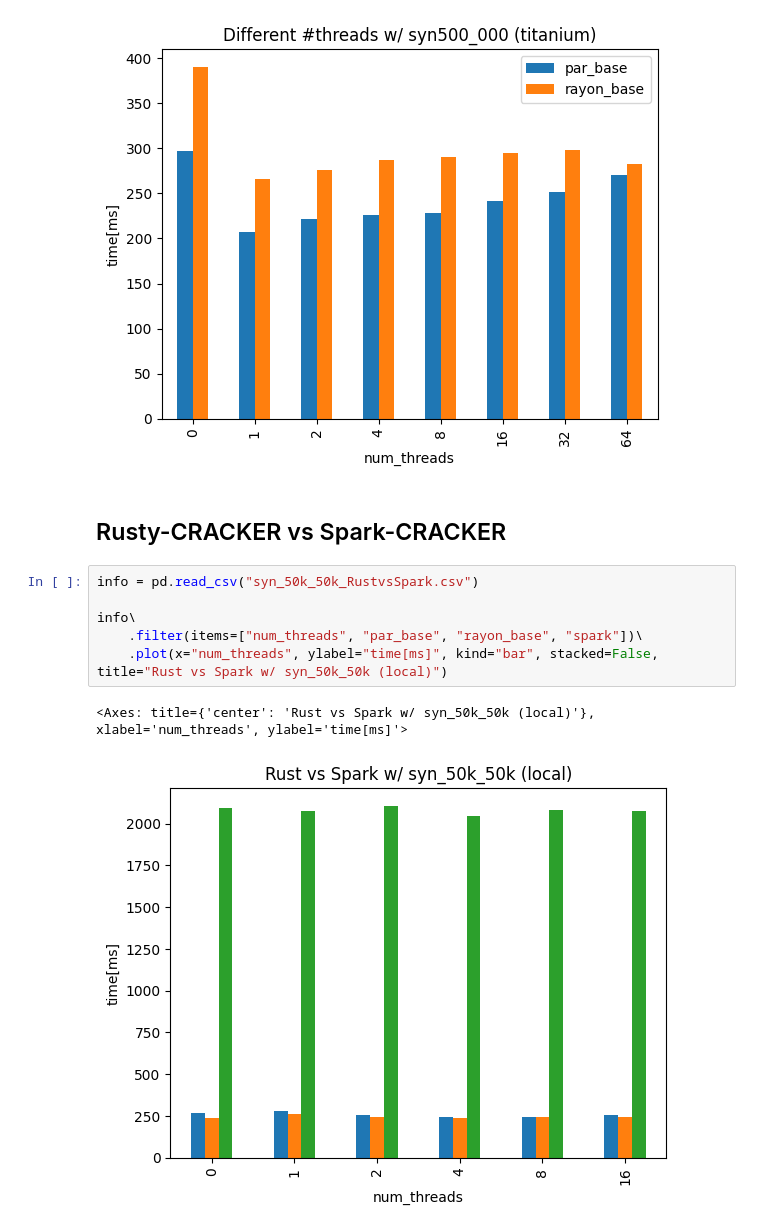
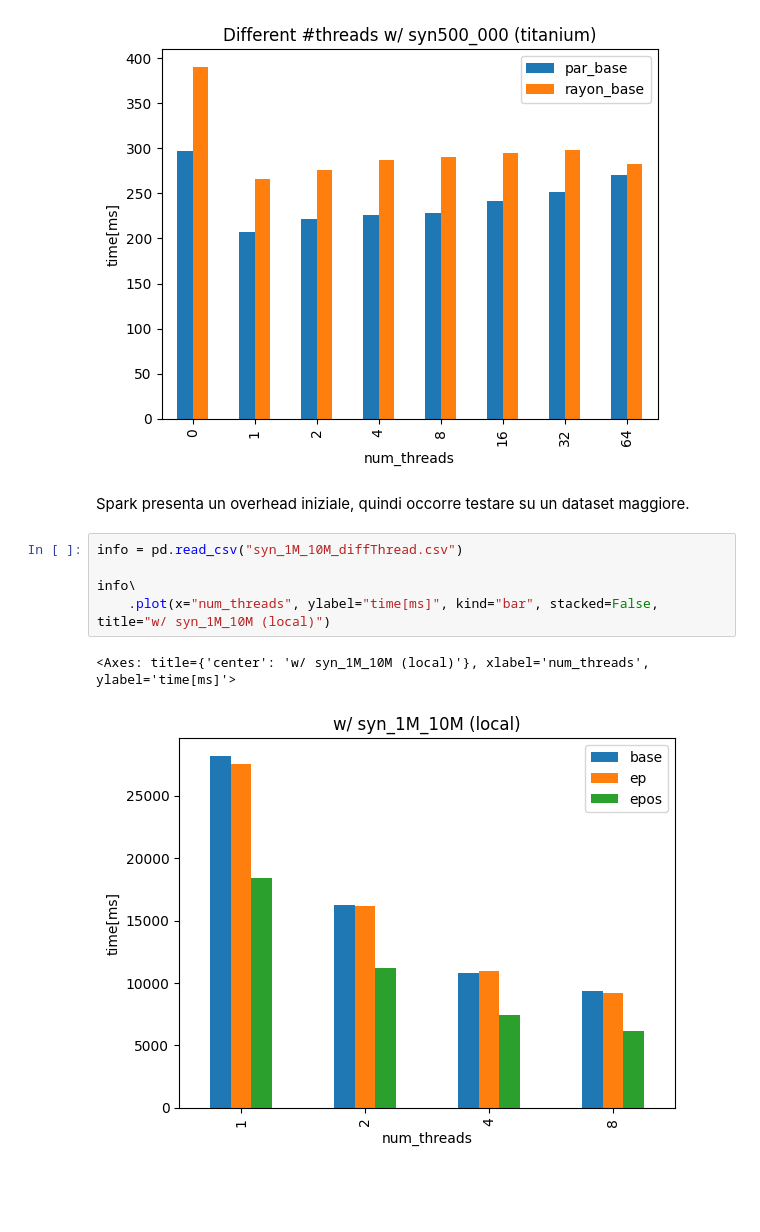
Before and after one commit to dSampietro/Rusty-CRACKER, a Jupyter notebook: plotting/nbk.ipynb, the cells around one changed output. Saved outputs shown, nothing was run; the diff lists cells and outputs as text; blank space fills up the shorter version.

```diff
--- a/plotting/nbk.ipynb
+++ b/plotting/nbk.ipynb
@@ -51,14 +20,13 @@ info\
 # %% [output]
 <Axes: title={'center': 'Different #threads w/ syn500_000 (titanium)'}, xlabel='num_threads', ylabel='time[ms]'>
 [figure]
-# %% [markdown]
-## Rusty-CRACKER vs Spark-CRACKER
+# %% [markdown]
+Spark presenta un overhead iniziale, quindi occorre testare su un dataset maggiore.
 # %%
-info = pd.read_csv("syn_50k_50k_RustvsSpark.csv")
+info = pd.read_csv("syn_1M_10M_diffThread.csv")
 
 info\
-    .filter(items=["num_threads", "par_base", "rayon_base", "spark"])\
-    .plot(x="num_threads", ylabel="time[ms]", kind="bar", stacked=False, title="Rust vs Spark w/ syn_50k_50k (local)")
+    .plot(x="num_threads", ylabel="time[ms]", kind="bar", stacked=False, title="w/ syn_1M_10M (local)")
 # %% [output]
-<Axes: title={'center': 'Rust vs Spark w/ syn_50k_50k (local)'}, xlabel='num_threads', ylabel='time[ms]'>
+<Axes: title={'center': 'w/ syn_1M_10M (local)'}, xlabel='num_threads', ylabel='time[ms]'>
-[figure, old version]
+[figure, new version]
```
Also changed, not shown: parts of 7 cells of this notebook.
